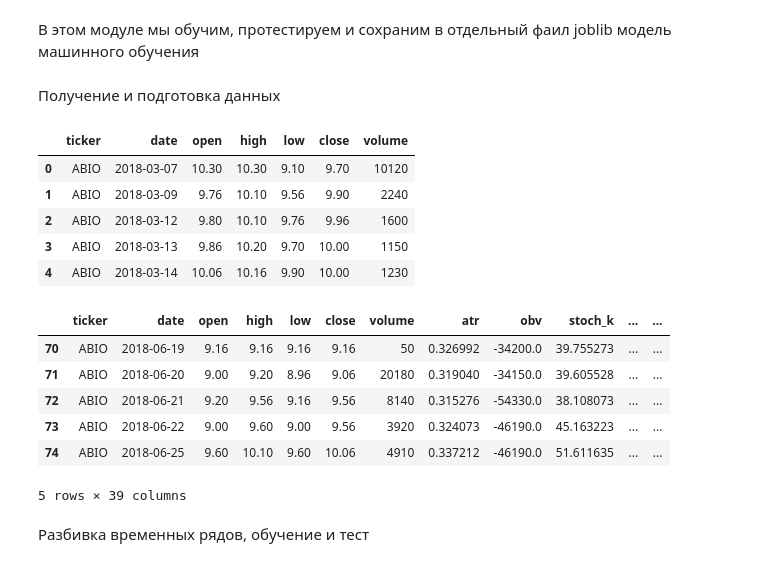
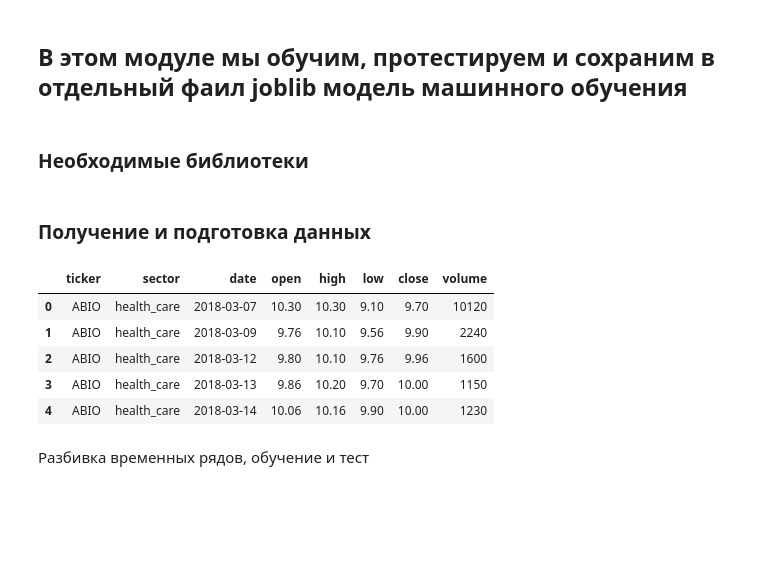
Before and after one commit to ChtoGde/stocks_analyser, a Jupyter notebook: ml_model.ipynb, the cells around one changed output. Saved outputs shown, nothing was run; the diff lists cells and outputs as text; code cells hidden in the pictures; blank space fills up the shorter version.

```diff
--- a/ml_model.ipynb
+++ b/ml_model.ipynb
@@ -11,2 +1,4 @@ from utils import calculate_indicators
 # %% [markdown]
-В этом модуле мы обучим, протестируем и сохраним в отдельный фаил joblib модель машинного обучения
+## В этом модуле мы обучим, протестируем и сохраним в отдельный фаил joblib модель машинного обучения
+# %% [markdown]
+### Необходимые библиотеки
@@ -13,20 +16,20 @@ from utils import calculate_indicators
 # %% [markdown]
-Получение и подготовка данных
+### Получение и подготовка данных
 # %%
 # выгружаю токен для т-инвестиций
 TOKEN = getenv("t_bank_token")
 # %%
 # заргружаем данные свечей из csv файла
-df = pd.read_csv('2016-2025_candles_to_train.csv', index_col=[0], parse_dates=['date'])
+df = pd.read_csv('data/2016-2025_candles_to_train.csv', index_col=[0], parse_dates=['date'])
 # выводим первыe 5 строк
 df.head(5)
 # %% [output]
-|  | ticker | date | open | high | low | close | volume |
-| 0 | ABIO | 2018-03-07 | 10.30 | 10.30 | 9.10 | 9.70 | 10120 |
-| 1 | ABIO | 2018-03-09 | 9.76 | 10.10 | 9.56 | 9.90 | 2240 |
-| 2 | ABIO | 2018-03-12 | 9.80 | 10.10 | 9.76 | 9.96 | 1600 |
-| 3 | ABIO | 2018-03-13 | 9.86 | 10.20 | 9.70 | 10.00 | 1150 |
-| 4 | ABIO | 2018-03-14 | 10.06 | 10.16 | 9.90 | 10.00 | 1230 |
+|  | ticker | sector | date | open | high | low | close | volume |
+| 0 | ABIO | health_care | 2018-03-07 | 10.30 | 10.30 | 9.10 | 9.70 | 10120 |
+| 1 | ABIO | health_care | 2018-03-09 | 9.76 | 10.10 | 9.56 | 9.90 | 2240 |
+| 2 | ABIO | health_care | 2018-03-12 | 9.80 | 10.10 | 9.76 | 9.96 | 1600 |
+| 3 | ABIO | health_care | 2018-03-13 | 9.86 | 10.20 | 9.70 | 10.00 | 1150 |
+| 4 | ABIO | health_care | 2018-03-14 | 10.06 | 10.16 | 9.90 | 10.00 | 1230 |
 # %%
 # копируем данные в новую переменную
 candles = df.copy()
@@ -52,15 +42,10 @@ candles[indicators_to_shift] = candles[indicators_to_shift].shift(1)
 candles.replace([np.inf, -np.inf], np.nan, inplace=True)
 candles.dropna(inplace=True)
 # %%
-# смотрим на обновленные данные
-candles.head(5)
+# Отбираем тикеры с минимальной волатильностью (я ориентировался, чтобы при этом их было около 50 штук)
+min_vol = (candles.volatility.min() * 0.5) + candles.volatility.min()
+candles = candles[candles.volatility <= min_vol]
+# сохраняем список тикеров
+tickers = list(candles.ticker.unique())
-# %% [output]
-|  | ticker | date | open | high | low | close | volume | atr | obv | stoch_k | ... | ... |
-| 70 | ABIO | 2018-06-19 | 9.16 | 9.16 | 9.16 | 9.16 | 50 | 0.326992 | -34200.0 | 39.755273 | ... | ... |
-| 71 | ABIO | 2018-06-20 | 9.00 | 9.20 | 8.96 | 9.06 | 20180 | 0.319040 | -34150.0 | 39.605528 | ... | ... |
-| 72 | ABIO | 2018-06-21 | 9.20 | 9.56 | 9.16 | 9.56 | 8140 | 0.315276 | -54330.0 | 38.108073 | ... | ... |
-| 73 | ABIO | 2018-06-22 | 9.00 | 9.60 | 9.00 | 9.56 | 3920 | 0.324073 | -46190.0 | 45.163223 | ... | ... |
-| 74 | ABIO | 2018-06-25 | 9.60 | 10.10 | 9.60 | 10.06 | 4910 | 0.337212 | -46190.0 | 51.611635 | ... | ... |
-5 rows × 39 columns
 # %% [markdown]
 Разбивка временных рядов, обучение и тест
```
Also changed, not shown: parts of 38 cells of this notebook, 13 other files.
